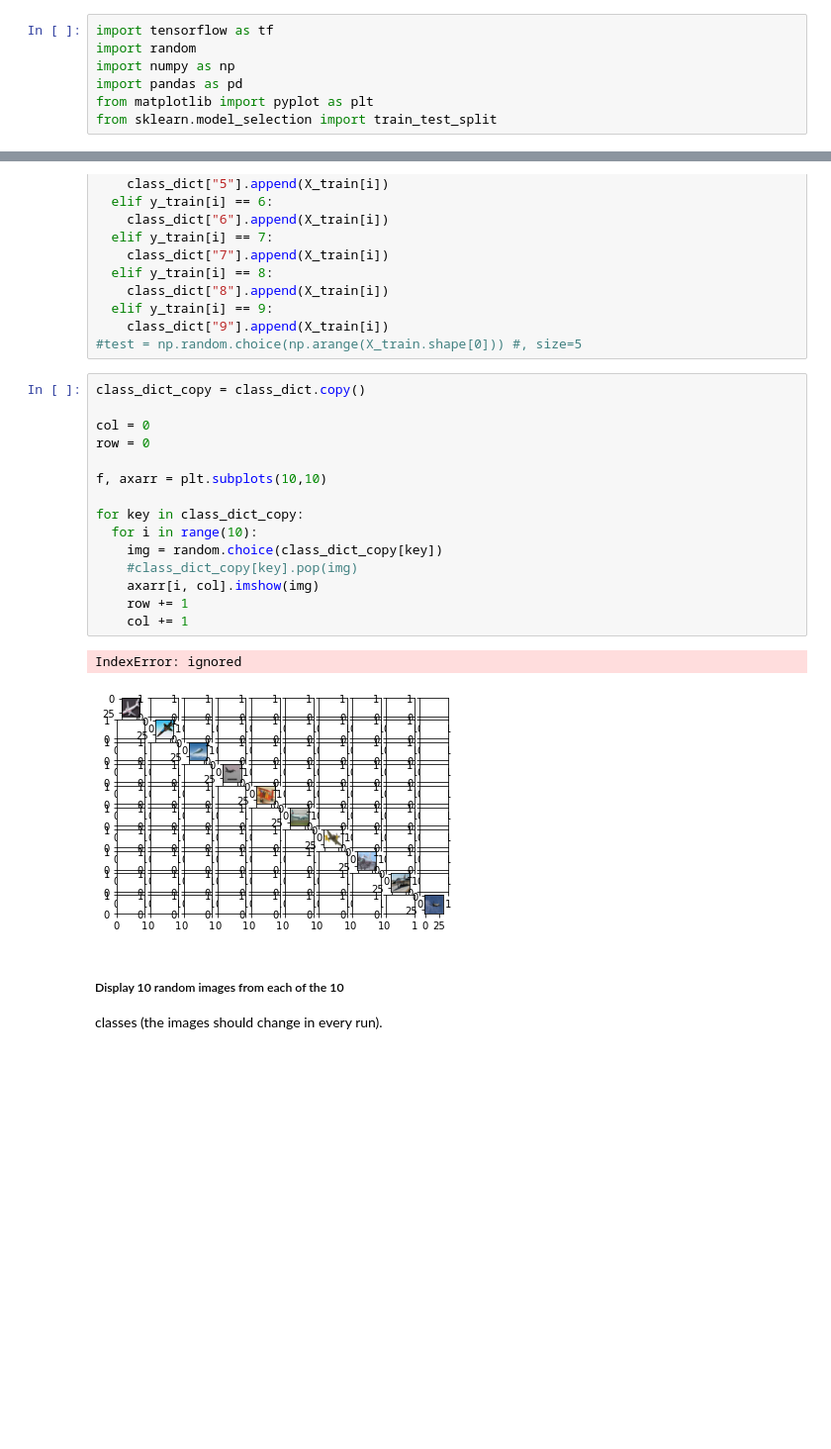
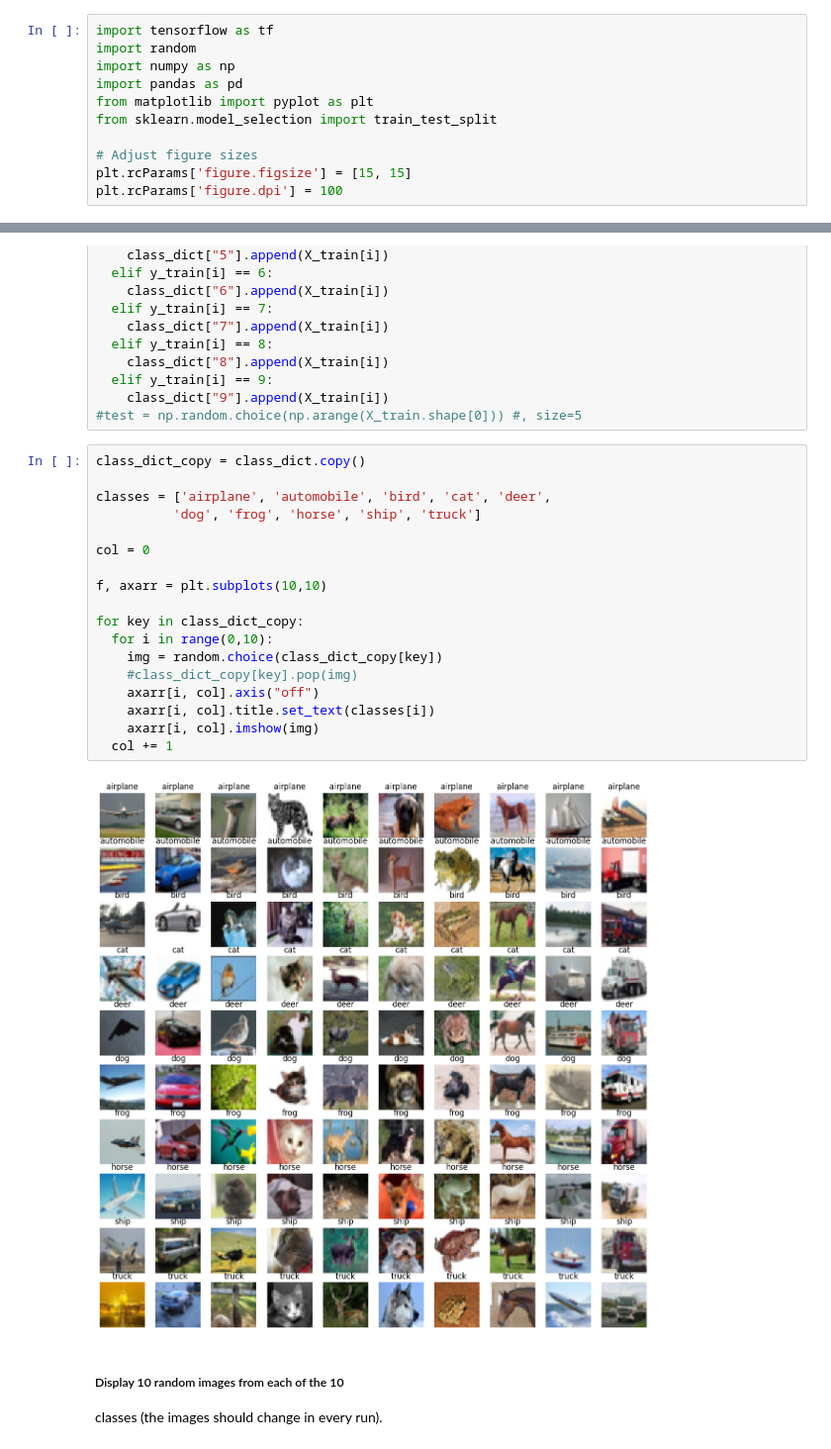
Before and after one commit to JaiswalFelipe/ITNPAI1_Assignment, a Jupyter notebook: ImageClassification.ipynb, the cells around one changed output, grey strips where cells are left out. Shown at 99% size. Cells and saved outputs as stored; diff of their text form; blank space fills up the shorter version.

Commit message:
Fixed image show

```diff
--- a/ImageClassification.ipynb
+++ b/ImageClassification.ipynb
@@ -9,6 +9,10 @@ import numpy as np
 import pandas as pd
 from matplotlib import pyplot as plt
 from sklearn.model_selection import train_test_split
+
+# Adjust figure sizes
+plt.rcParams['figure.figsize'] = [15, 15]
+plt.rcParams['figure.dpi'] = 100
 # %%
 # Load data, Train, val, test split
 (X_train, y_train), (X_test, y_test) = tf.keras.datasets.cifar10.load_data()
@@ -59,21 +66,23 @@ for i in range(len(X_train)):
 # %%
 class_dict_copy = class_dict.copy()
 
+classes = ['airplane', 'automobile', 'bird', 'cat', 'deer',
+          'dog', 'frog', 'horse', 'ship', 'truck']
+
 col = 0
-row = 0
 
 f, axarr = plt.subplots(10,10)
 
 for key in class_dict_copy:
-  for i in range(10):
+  for i in range(0,10):
     img = random.choice(class_dict_copy[key])
     #class_dict_copy[key].pop(img)
+    axarr[i, col].axis("off")
+    axarr[i, col].title.set_text(classes[i])
     axarr[i, col].imshow(img)
-    row += 1
-    col += 1
+  col += 1
 # %% [output]
-IndexError: ignored
-[figure, old version]
+[figure, new version]
 # %% [markdown]
 ##### Display 10 random images from each of the 10
 classes (the images should change in every run).
```
Also changed, not shown: parts of 2 cells of this notebook.
